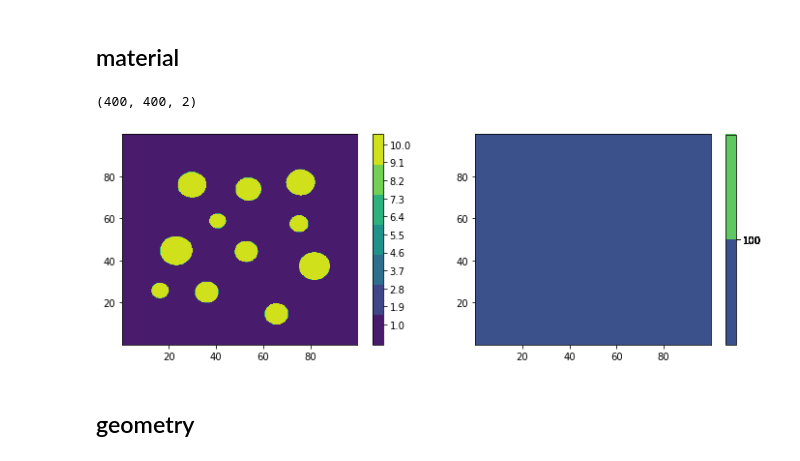
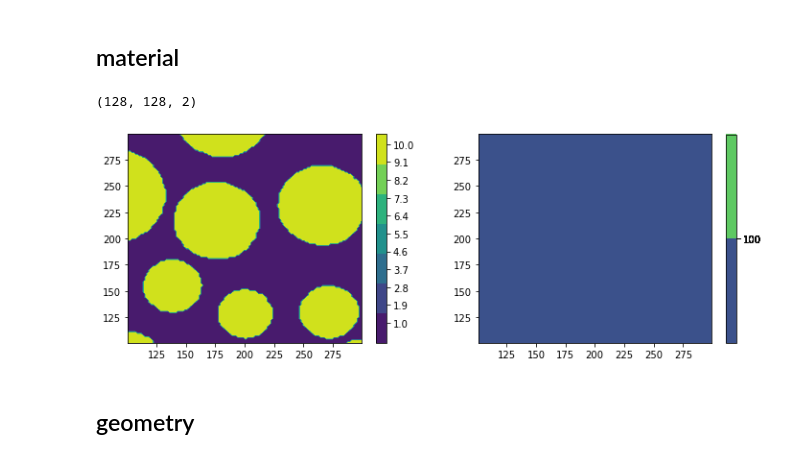
Before and after one commit to FGhavamian/accelerate_fem, a Jupyter notebook: ml/notebooks/02_input_fields.ipynb, the cells around one changed output. Saved outputs shown, nothing was run; the diff lists cells and outputs as text; code cells hidden in the pictures.

```diff
--- a/ml/notebooks/02_input_fields.ipynb
+++ b/ml/notebooks/02_input_fields.ipynb
@@ -21,7 +25,7 @@ from accelerate_simulations.geometry import GeometryRasterizer, element_to_tag
 # %%
 #hide
 path_project = os.path.join(os.getcwd(), '..', "..")
-path_data = os.path.join(path_project, "examples", 'box_w_aggr', 'data', 'raw', '1', 'abstract_geometry.pickle')
+path_data = os.path.join(path_project, "examples", 'box_w_aggr', 'data', 'raw', '0', 'abstract_geometry.pickle')
 # %%
 #hide
 with open(path_data, 'rb') as file:
@@ -33,7 +33,7 @@ abstract_geometry.box_size
 # %%
 #hide
-rasterize = GeometryRasterizer(resolution=(400, 400))
-raster_array = rasterize(abstract_geometry)
+rasterize = GeometryRasterizer(resolution=(128, 128))
+x, y, raster_image = rasterize(abstract_geometry)
 # %%
 #hide
 element_to_tag
@@ -61,9 +61,7 @@ class MaterialFieldMaker:
         self.material_properties = material_properties
         self.element_to_tag = element_to_tag
 
-    def __call__(self, raster_array):
-        raster_image = np.array(raster_array.tags)
-
+    def __call__(self, raster_image):
         material_fields = []
         for _, material_property in self.material_properties.items():
             material_fields.append(
@@ -82,22 +80,22 @@ class MaterialFieldMaker:
         return material_field
 # %%
 make_material_fields = MaterialFieldMaker(material_properties, element_to_tag)
-material_fields = make_material_fields(raster_array)
+material_fields = make_material_fields(raster_image)
 material_fields.shape
 # %% [output]
-(400, 400, 2)
+(128, 128, 2)
 # %%
 fig = plt.figure(figsize=(12, 4))
 
 for i in range(material_fields.shape[2]):
-    grid_x, grid_y = np.meshgrid(raster_array.x, raster_array.y)
+    grid_x, grid_y = np.meshgrid(x, y)
     material_field = material_fields[:, :, i]
 
     plt.subplot(1, 2, i+1)
     plt.contourf(grid_x, grid_y, material_field)
     cbar = plt.colorbar()
     cbar.set_ticks(np.linspace(material_field.min(), material_field.max(), 11))
 # %% [output]
-[figure, old version]
+[figure, new version]
 # %% [markdown]
 ## geometry
```
Also changed, not shown: parts of 8 cells of this notebook, 1 other file.
